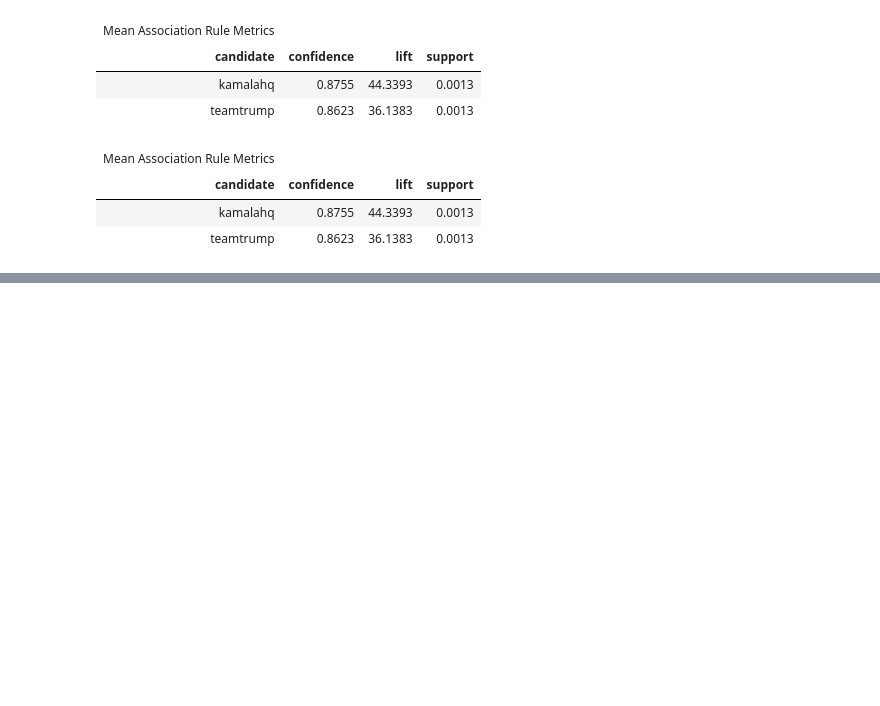
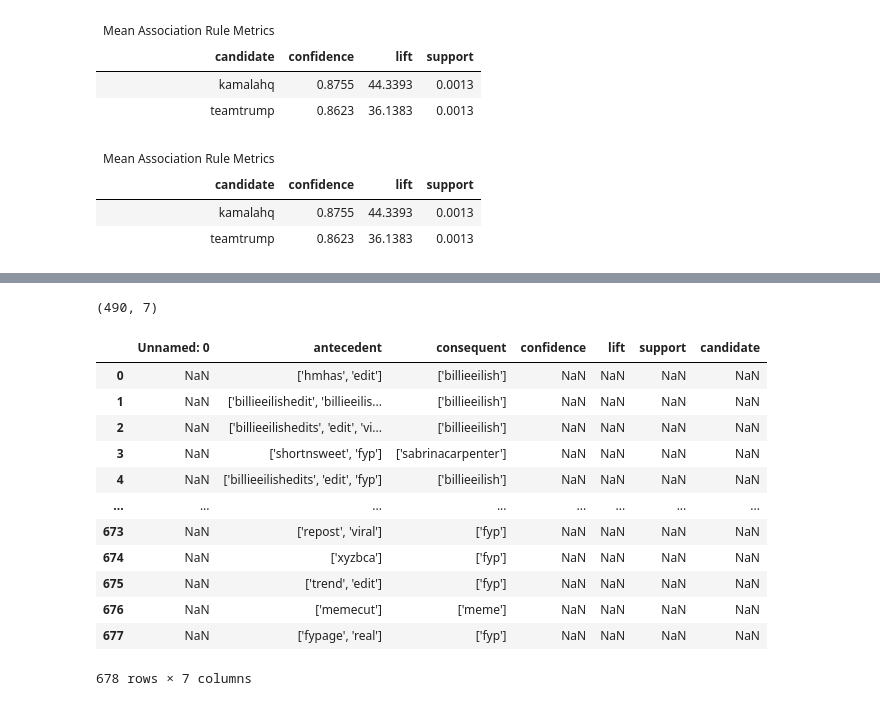
Before and after one commit to nitomanto/the-t-word, a Jupyter notebook: spark_itemset_copy.ipynb, the cells around one changed output, grey strips where cells are left out. Cells and saved outputs as stored; diff of their text form; code cells hidden in the pictures; blank space fills up the shorter version.

```diff
--- a/spark_itemset_copy.ipynb
+++ b/spark_itemset_copy.ipynb
@@ -984,3 +984,23 @@ See the caveats in the documentation: https://pandas.pydata.org/pandas-docs/stab
 | ['kamalaharrisedit'] | ['kamalaharris'] | 0.8384371700105596 | 306.9926112144445 | 0.0006115392998722 | kamalahq |
 # %%
 rules_pd_merged.to_csv('association_rules.csv')
+# %%
+ass_rules = pd.read_csv('association_rules.csv')
+# %%
+k_rules = ass_rules[ass_rules['candidate']=='kamalahq']
+t_rules = ass_rules[ass_rules['candidate']=='teamtrump']
+# %%
+cols = ['antecedent', 'consequent']
+
+k_rules_unique = (
+    k_rules.merge(t_rules[cols], on=cols, how='left', indicator=True)
+       .query('_merge == "left_only"')
+       .drop(columns=['_merge'])
+)
+
+# Rules unique to t_rules
+t_rules_unique = (
+    t_rules.merge(k_rules[cols], on=cols, how='left', indicator=True)
+       .query('_merge == "left_only"')
+       .drop(columns=['_merge'])
+)
@@ -987,2 +1025,22 @@ rules_pd_merged.to_csv('association_rules.csv')
+# %%
+t_rules_unique.shape
+# %% [output]
+(490, 7)
+# %%
+k_rules_unique
+# %% [output]
+|  | Unnamed: 0 | antecedent | consequent | confidence | lift | support | candidate |
+| 0 | NaN | ['hmhas', 'edit'] | ['billieeilish'] | NaN | NaN | NaN | NaN |
+| 1 | NaN | ['billieeilishedit', 'billieeilis... | ['billieeilish'] | NaN | NaN | NaN | NaN |
+| 2 | NaN | ['billieeilishedits', 'edit', 'vi... | ['billieeilish'] | NaN | NaN | NaN | NaN |
+| 3 | NaN | ['shortnsweet', 'fyp'] | ['sabrinacarpenter'] | NaN | NaN | NaN | NaN |
+| 4 | NaN | ['billieeilishedits', 'edit', 'fyp'] | ['billieeilish'] | NaN | NaN | NaN | NaN |
+| ... | ... | ... | ... | ... | ... | ... | ... |
+| 673 | NaN | ['repost', 'viral'] | ['fyp'] | NaN | NaN | NaN | NaN |
+| 674 | NaN | ['xyzbca'] | ['fyp'] | NaN | NaN | NaN | NaN |
+| 675 | NaN | ['trend', 'edit'] | ['fyp'] | NaN | NaN | NaN | NaN |
+| 676 | NaN | ['memecut'] | ['meme'] | NaN | NaN | NaN | NaN |
+| 677 | NaN | ['fypage', 'real'] | ['fyp'] | NaN | NaN | NaN | NaN |
+678 rows × 7 columns
 # %%
 conn.close()
```
Also changed, not shown: parts of 2 cells of this notebook.
